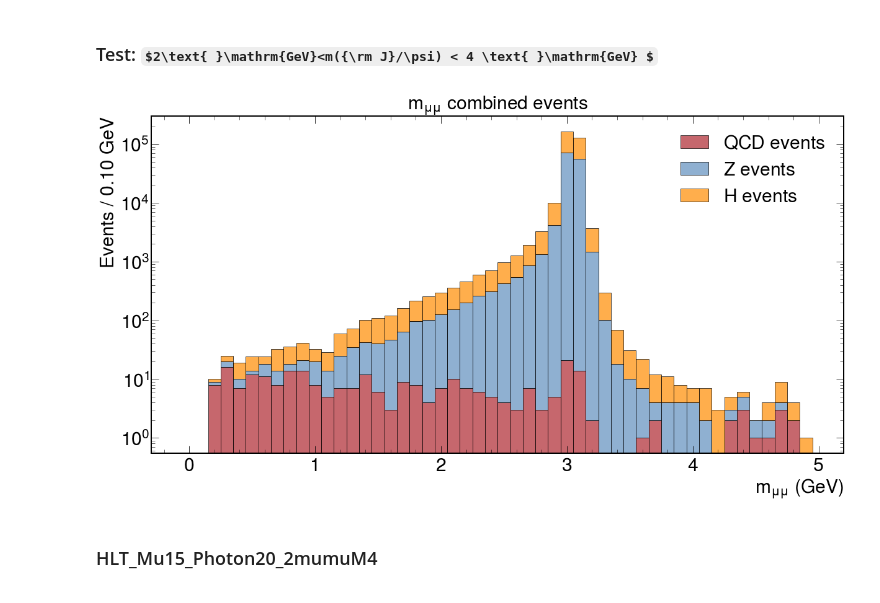
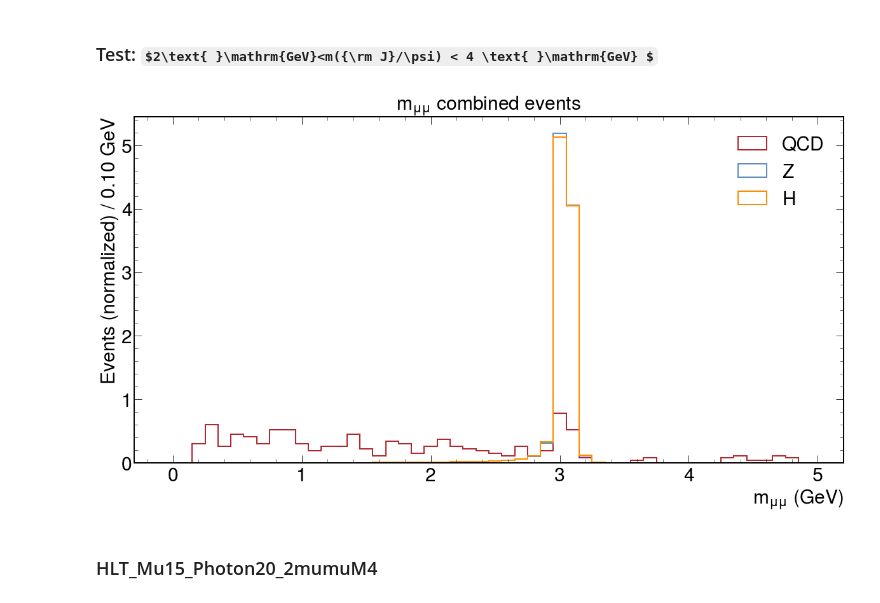
Before and after one commit to javivilladamigo/ResearchActivities, a Jupyter notebook: efficiencies.ipynb, the cells around one changed output. Drawn from its saved outputs; the diff is of its cells as text; code cells hidden in the pictures; some formulas as TeX source.

Commit message:
added normalized histograms of combined events

```diff
--- a/efficiencies.ipynb
+++ b/efficiencies.ipynb
@@ -1089,45 +1441,72 @@ HorZ_H = H_events.HorZ[H_mask_kin]
 
 
 '''
 JPsi mass
 '''
 _min = 0
 _max = 5. # max(ak.max(JPsi_QCD.mass), ak.max(JPsi_Z.mass), ak.max(JPsi_H.mass))
 width = .1 # GeV
 nbins = int(round((_max - _min) / width)) + 1
 xbins = np.linspace(_min, _max, nbins)
 
 _JPsi_mass_QCD =  ak.flatten(JPsi_QCD.mass[(JPsi_QCD.mass > _min) & (JPsi_QCD.mass < _max)], axis = None)
 _JPsi_mass_Z =  ak.flatten(JPsi_Z.mass[(JPsi_Z.mass > _min) & (JPsi_Z.mass < _max)], axis = None)
 _JPsi_mass_H =  ak.flatten(JPsi_H.mass[(JPsi_H.mass > _min) & (JPsi_H.mass < _max)], axis = None)
 
 _JPsi_mass = [ak.to_numpy(_JPsi_mass_QCD), ak.to_numpy(_JPsi_mass_Z), ak.to_numpy(_JPsi_mass_H)]
 labels = ["${\\rm QCD\ events}$", "${\\rm Z\ events}$", "${\\rm H\ events}$"]
 colors = [QCD_color, Z_color, H_color]
 
 fig, ax = plt.subplots(figsize=(20, 10))
 h, bins, _ = ax.hist(
-    _JPsi_mass,
+    _JPsi_mass_QCD,
     bins = xbins,
-    #histtype = "stepfilled",
-    color = colors,
-    alpha = 0.7,
-    edgecolor = "black",
-    stacked = True,
-    label = labels,
-    align = "left"
-)
-ax.set_yscale("log")
+    histtype = 'stepfilled',
+    ec = QCD_color,
+    facecolor = "none",
+    alpha = 1.,
+    lw = 2.,
+    label = 'QCD',
+    align = "left",
+    density = True
+    )
+
+h, bins, _ = ax.hist(
+    _JPsi_mass_Z,
+    bins = xbins,
+    histtype = 'stepfilled',
+    ec = Z_color,
+    facecolor = "none",
+    alpha = 1.,
+    lw = 2.,
+    label = 'Z',
+    align = "left",
+    density = True
+    )
+
+h, bins, _ = ax.hist(
+    _JPsi_mass_H,
+    bins = xbins,
+    histtype = 'stepfilled',
+    ec = H_color,
+    facecolor = "none",
+    alpha = 1.,
+    lw = 2.,
+    label = 'H',
+    align = "left",
+    density = True
+    )
+#ax.set_yscale("log")
 ax.tick_params(axis = 'both', which = 'major', labelsize = 30)
 ax.set_xlabel("$m_{\mu\mu}\ ({\\rm GeV})$", fontsize = 30)
-ax.set_ylabel("Events / %.2f GeV" % width, fontsize = 30)
+ax.set_ylabel("Events (normalized) / %.2f GeV" % width, fontsize = 30)
 #ax.set_xlim(_min, _max)
 #ax.set_ylim(0, 12)
 ax.legend(loc = "best", fontsize = 30)
 ax.set_title("$m_{\mu\mu}$ combined events", fontsize = 30)
 plt.savefig("plots/m_mumu/m_mumu_combined_TestForCut.pdf")
 # %% [output]
-[figure, old version]
+[figure, new version]
 # %% [markdown]
 ### HLT_Mu15_Photon20_2mumuM4
 # %%
```
Also changed, not shown: parts of 10 cells of this notebook, 18 other files.
